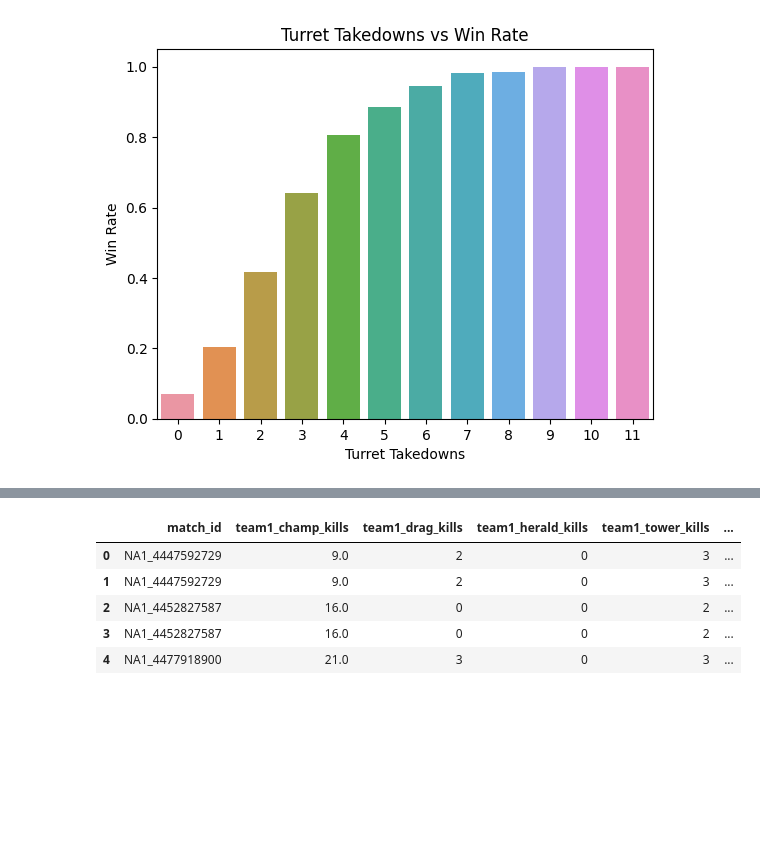
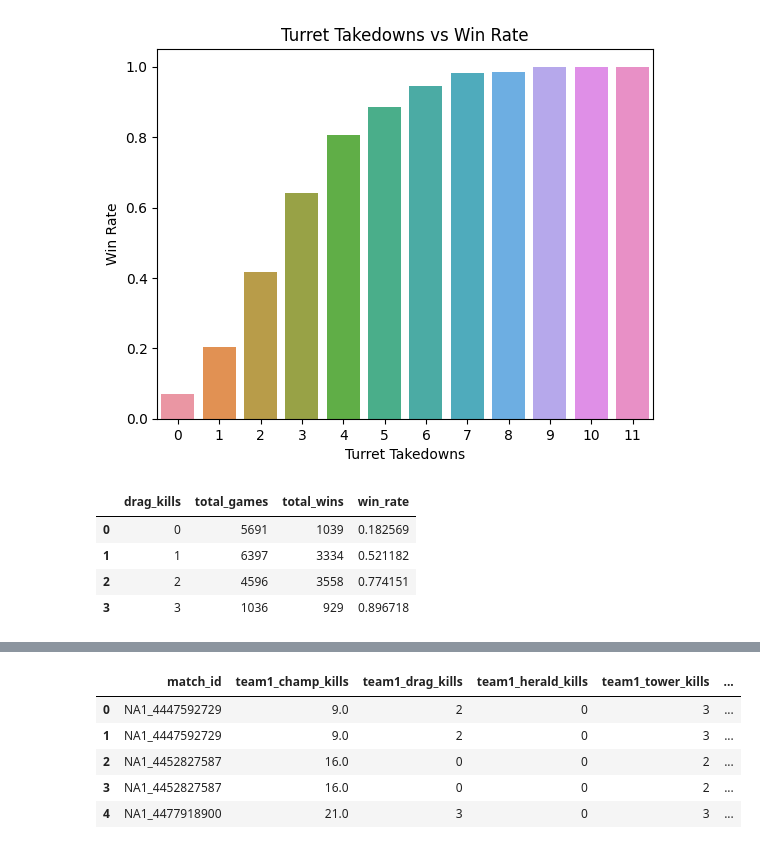
Before and after one commit to SJ-Yu-99/cmsc320final.github.io, a Jupyter notebook: cmsc320final.ipynb, the cells around one changed output, grey strips where cells are left out. Drawn from its saved outputs; the diff is of its cells as text; code cells hidden in the pictures; blank space fills up the shorter version.

```diff
--- a/cmsc320final.ipynb
+++ b/cmsc320final.ipynb
@@ -475,3 +475,26 @@ ax.set(xlabel='Turret Takedowns', ylabel='Win Rate', title='Turret Takedowns vs
  Text(0, 0.5, 'Win Rate'),
  Text(0.5, 1.0, 'Turret Takedowns vs Win Rate')]
 [figure]
+# %%
+df_drag1 = df[['team1_drag_kills', 'team1_win']].copy()
+df_drag1 = df_drag1.groupby('team1_drag_kills')['team1_win'].sum().reset_index()
+
+df_drag2 = df[['team2_drag_kills', 'team2_win']].copy()
+df_drag2 = df_drag2.groupby('team2_drag_kills')['team2_win'].sum().reset_index()
+
+# Get the total number of matches for each drag_kill value for each team
+team1_drag_kills = df['team1_drag_kills'].value_counts()
+team2_drag_kills = df['team2_drag_kills'].value_counts()
+drag_kills_count = team1_drag_kills.add(team2_drag_kills, fill_value=0)
+
+# Create new dataframe with the total number of matches for each drag_kill value
+df_drag = pd.DataFrame({'drag_kills': drag_kills_count.index, 'total_games': drag_kills_count}).sort_values(by=['drag_kills'])
+df_drag['total_wins'] = df_drag1['team1_win'].add(df_drag2['team2_win'], fill_value=0)
+df_drag['win_rate'] = df_drag.apply(lambda row: row['total_wins'] / row['total_games'], axis=1)
+df_drag.head()
+# %% [output]
+|  | drag_kills | total_games | total_wins | win_rate |
+| 0 | 0 | 5691 | 1039 | 0.182569 |
+| 1 | 1 | 6397 | 3334 | 0.521182 |
+| 2 | 2 | 4596 | 3558 | 0.774151 |
+| 3 | 3 | 1036 | 929 | 0.896718 |
```
Also changed, not shown: parts of 3 cells of this notebook.
